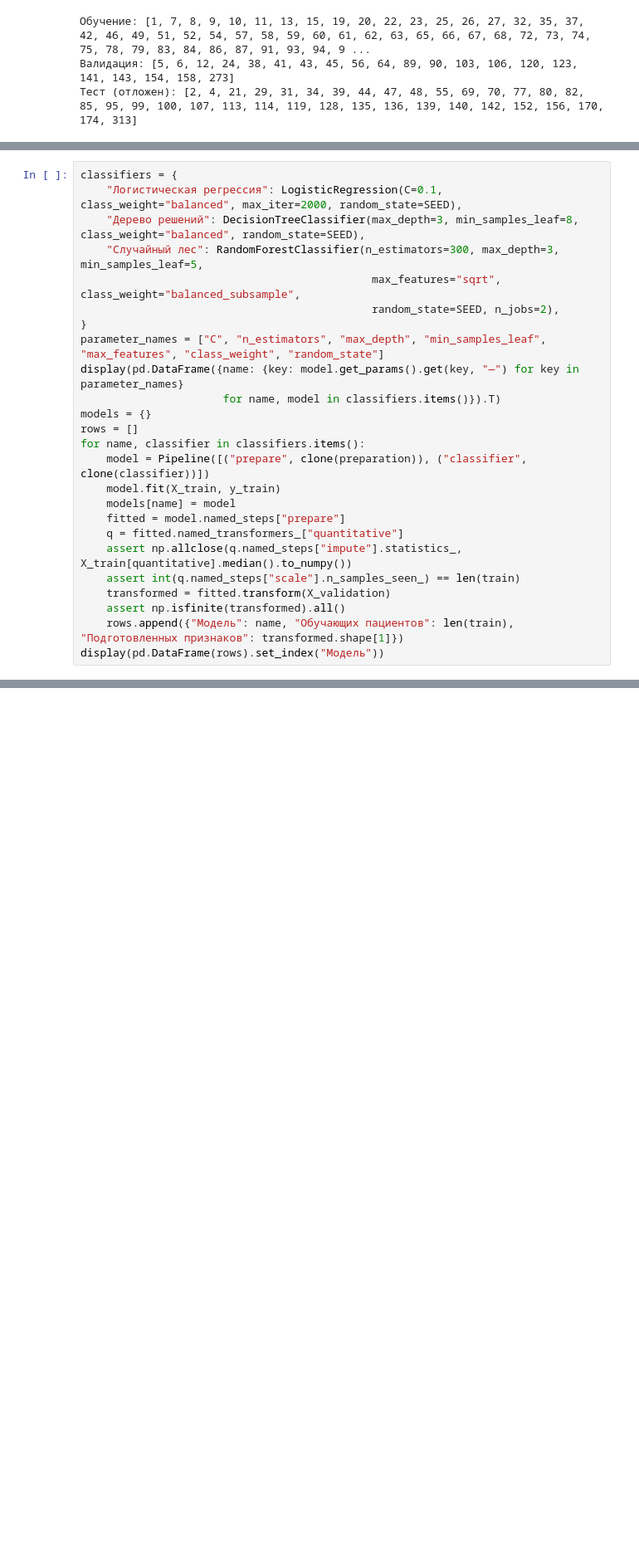
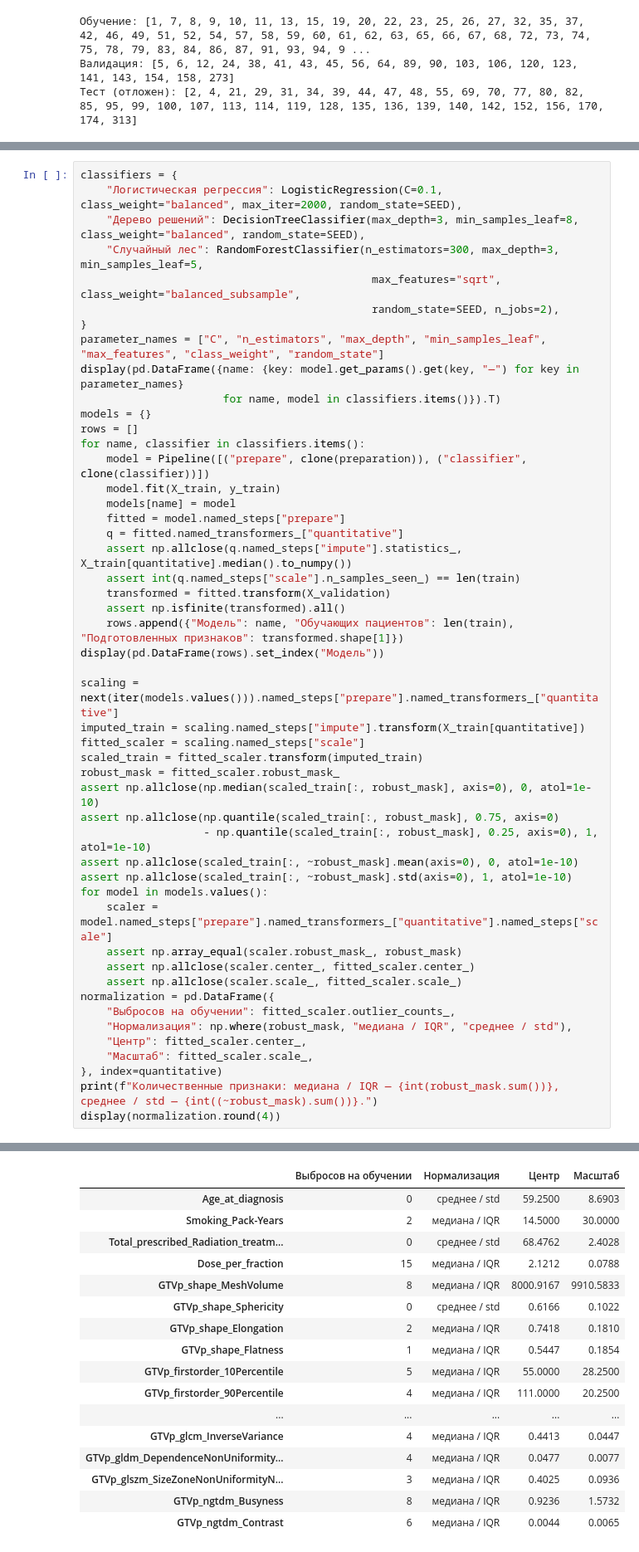
Before and after one commit to a1pha-dev/SS-Computationaloncology, a Jupyter notebook: w8/practice.ipynb, the cells around one changed output, grey strips where cells are left out. Shown at 83% size. Drawn from its saved outputs; the diff is of its cells as text; blank space fills up the shorter version.

```diff
--- a/w8/practice.ipynb
+++ b/w8/practice.ipynb
@@ -162,6 +192,30 @@ for name, classifier in classifiers.items():
     assert np.isfinite(transformed).all()
     rows.append({"Модель": name, "Обучающих пациентов": len(train), "Подготовленных признаков": transformed.shape[1]})
 display(pd.DataFrame(rows).set_index("Модель"))
+
+scaling = next(iter(models.values())).named_steps["prepare"].named_transformers_["quantitative"]
+imputed_train = scaling.named_steps["impute"].transform(X_train[quantitative])
+fitted_scaler = scaling.named_steps["scale"]
+scaled_train = fitted_scaler.transform(imputed_train)
+robust_mask = fitted_scaler.robust_mask_
+assert np.allclose(np.median(scaled_train[:, robust_mask], axis=0), 0, atol=1e-10)
+assert np.allclose(np.quantile(scaled_train[:, robust_mask], 0.75, axis=0)
+                   - np.quantile(scaled_train[:, robust_mask], 0.25, axis=0), 1, atol=1e-10)
+assert np.allclose(scaled_train[:, ~robust_mask].mean(axis=0), 0, atol=1e-10)
+assert np.allclose(scaled_train[:, ~robust_mask].std(axis=0), 1, atol=1e-10)
+for model in models.values():
+    scaler = model.named_steps["prepare"].named_transformers_["quantitative"].named_steps["scale"]
+    assert np.array_equal(scaler.robust_mask_, robust_mask)
+    assert np.allclose(scaler.center_, fitted_scaler.center_)
+    assert np.allclose(scaler.scale_, fitted_scaler.scale_)
+normalization = pd.DataFrame({
+    "Выбросов на обучении": fitted_scaler.outlier_counts_,
+    "Нормализация": np.where(robust_mask, "медиана / IQR", "среднее / std"),
+    "Центр": fitted_scaler.center_,
+    "Масштаб": fitted_scaler.scale_,
+}, index=quantitative)
+print(f"Количественные признаки: медиана / IQR — {int(robust_mask.sum())}, среднее / std — {int((~robust_mask).sum())}.")
+display(normalization.round(4))
 # %% [output]
 |  | C | n_estimators | max_depth | min_samples_leaf | max_features | class_weight | random_state |
 | Логистическая регрессия | 0.1 | — | — | — | — | balanced | 42 |
@@ -175,3 +230,20 @@ display(pd.DataFrame(rows).set_index("Модель"))
+|  | Выбросов на обучении | Нормализация | Центр | Масштаб |
+| Age_at_diagnosis | 0 | среднее / std | 59.2500 | 8.6903 |
+| Smoking_Pack-Years | 2 | медиана / IQR | 14.5000 | 30.0000 |
+| Total_prescribed_Radiation_treatm... | 0 | среднее / std | 68.4762 | 2.4028 |
+| Dose_per_fraction | 15 | медиана / IQR | 2.1212 | 0.0788 |
+| GTVp_shape_MeshVolume | 8 | медиана / IQR | 8000.9167 | 9910.5833 |
+| GTVp_shape_Sphericity | 0 | среднее / std | 0.6166 | 0.1022 |
+| GTVp_shape_Elongation | 2 | медиана / IQR | 0.7418 | 0.1810 |
+| GTVp_shape_Flatness | 1 | медиана / IQR | 0.5447 | 0.1854 |
+| GTVp_firstorder_10Percentile | 5 | медиана / IQR | 55.0000 | 28.2500 |
+| GTVp_firstorder_90Percentile | 4 | медиана / IQR | 111.0000 | 20.2500 |
+| ... | ... | ... | ... | ... |
+| GTVp_glcm_InverseVariance | 4 | медиана / IQR | 0.4413 | 0.0447 |
+| GTVp_gldm_DependenceNonUniformity... | 4 | медиана / IQR | 0.0477 | 0.0077 |
+| GTVp_glszm_SizeZoneNonUniformityN... | 3 | медиана / IQR | 0.4025 | 0.0936 |
+| GTVp_ngtdm_Busyness | 8 | медиана / IQR | 0.9236 | 1.5732 |
+| GTVp_ngtdm_Contrast | 6 | медиана / IQR | 0.0044 | 0.0065 |
 # %%
 baseline = DummyClassifier(strategy="most_frequent").fit(np.zeros((len(train), 1)), y_train)
 train_predictions = {name: model.predict(X_train) for name, model in models.items()}
```
Also changed, not shown: parts of 5 cells of this notebook, 8 other files.
